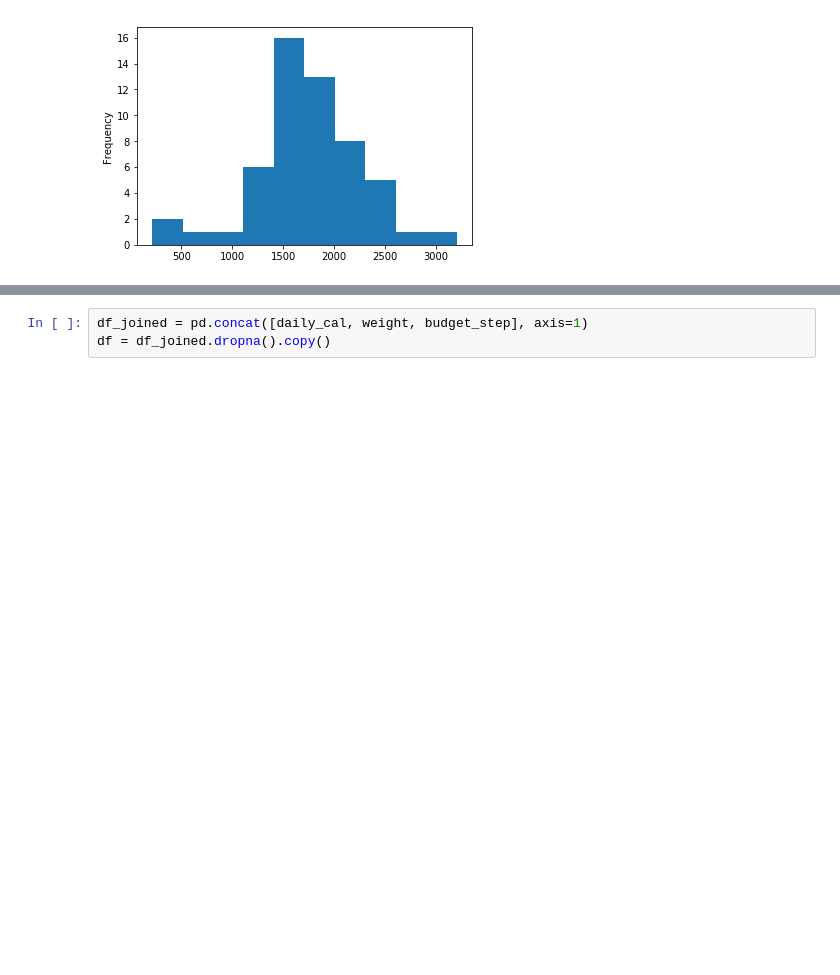
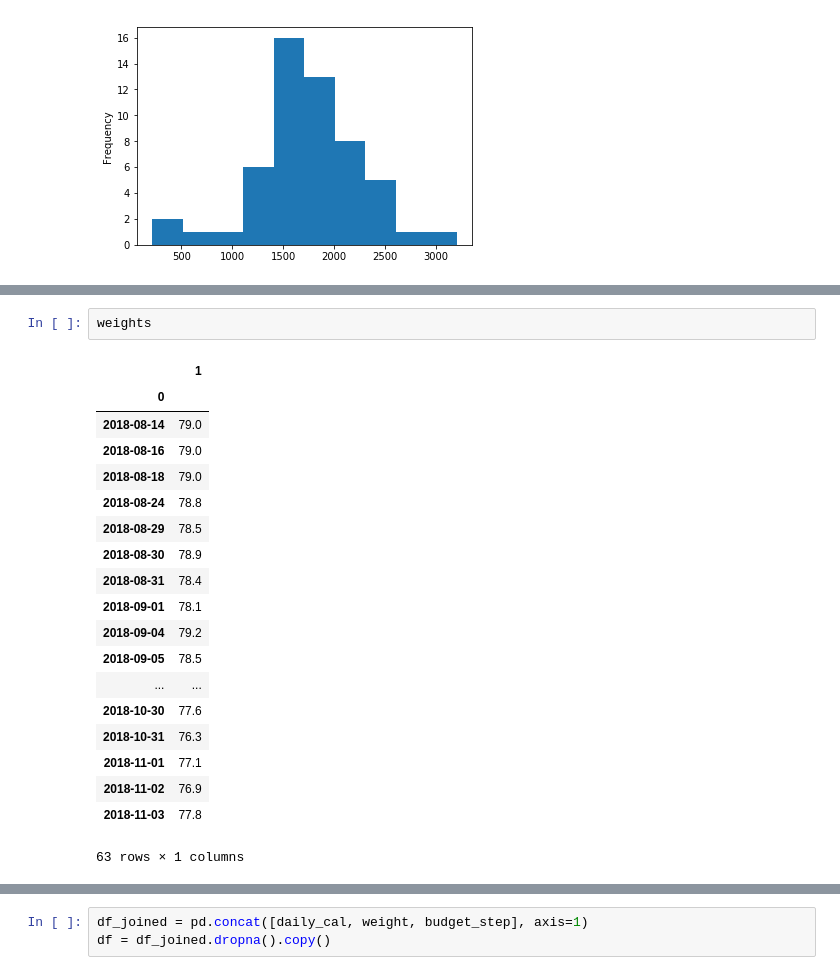
Before and after one commit to khanhnguyendata/logweight, a Jupyter notebook: logweight.ipynb, the cells around one changed output, grey strips where cells are left out. Saved outputs shown, nothing was run; the diff lists cells and outputs as text; blank space fills up the shorter version.

```diff
--- a/logweight.ipynb
+++ b/logweight.ipynb
@@ -47,0 +66,22 @@ plt.show()
+# %%
+weights
+# %% [output]
+|  | 1 |
+| 0 |  |
+| 2018-08-14 | 79.0 |
+| 2018-08-16 | 79.0 |
+| 2018-08-18 | 79.0 |
+| 2018-08-24 | 78.8 |
+| 2018-08-29 | 78.5 |
+| 2018-08-30 | 78.9 |
+| 2018-08-31 | 78.4 |
+| 2018-09-01 | 78.1 |
+| 2018-09-04 | 79.2 |
+| 2018-09-05 | 78.5 |
+| ... | ... |
+| 2018-10-30 | 77.6 |
+| 2018-10-31 | 76.3 |
+| 2018-11-01 | 77.1 |
+| 2018-11-02 | 76.9 |
+| 2018-11-03 | 77.8 |
+63 rows × 1 columns
```
Also changed, not shown: parts of 10 cells of this notebook, 1 other file.
